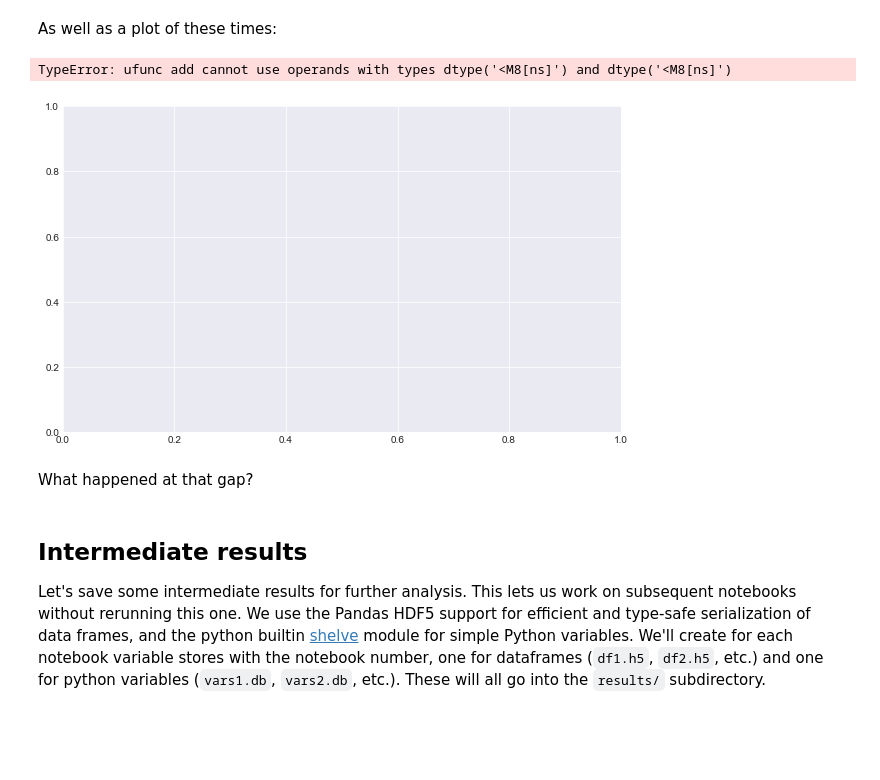
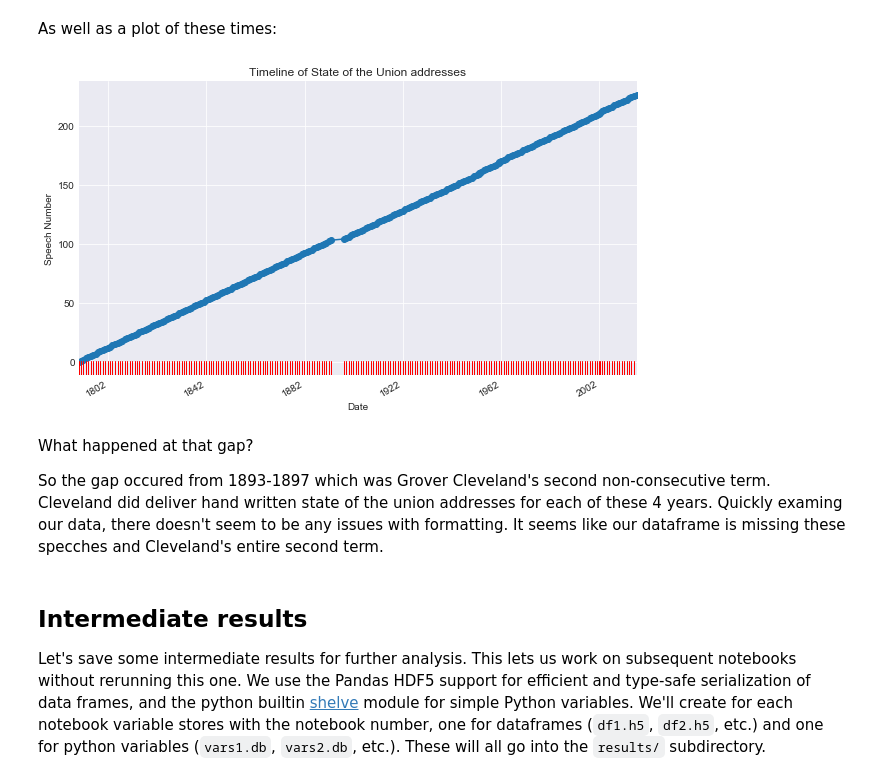
Before and after one commit to chitwankaudan/159proj1, a Jupyter notebook: state_of_the_union_analysis-p1.ipynb, the cells around one changed output. Cells and saved outputs as stored; diff of their text form; code cells hidden in the pictures; blank space fills up the shorter version.

```diff
--- a/state_of_the_union_analysis-p1.ipynb
+++ b/state_of_the_union_analysis-p1.ipynb
@@ -138,20 +180,30 @@ dates[dgap-2 : dgap+2]
 Name: date, dtype: datetime64[ns]
 # %% [markdown]
 As well as a plot of these times:
+# %%
+#We'll first create a series of speech numbers with date as the index
+dates = pd.Series(list(range(0, 227)), index = addresses.date)
 # %%
 # A plot of the times, along with 'rug' markers on the x axis.
-fig, ax = plt.subplots(1, 1)
-ax = sns.distplot(addresses['date']);
+f, ax = plt.subplots(1, 1)
+
+#Plot the dates on the x axis and speech number on the y axis
+dates.plot(ax = ax, marker = 'o' );
+
+#Add a rug plot of the distribution of dates
+sns.rugplot(addresses.date, color = 'red');
+
 ax.set_title("Timeline of State of the Union addresses")
 ax.set_ylabel('Speech Number')
 ax.set_xlabel('Date')
 
-#f.savefig('fig/timeline.png')
+f.savefig('fig/timeline.png')
 # %% [output]
-TypeError: ufunc add cannot use operands with types dtype('<M8[ns]') and dtype('<M8[ns]')
-[figure, old version]
+[figure, new version]
-# %% [markdown]
-What happened at that gap?
+# %% [markdown]
+What happened at that gap?
+
+So the gap occured from 1893-1897 which was Grover Cleveland's second non-consecutive term. Cleveland did deliver hand written state of the union addresses for each of these 4 years. Quickly examing our data, there doesn't seem to be any issues with formatting. It seems like our dataframe is missing these specches and Cleveland's entire second term.
 # %% [markdown]
 ## Intermediate results
 
```
Also changed, not shown: parts of 8 cells of this notebook, 2 other files.
